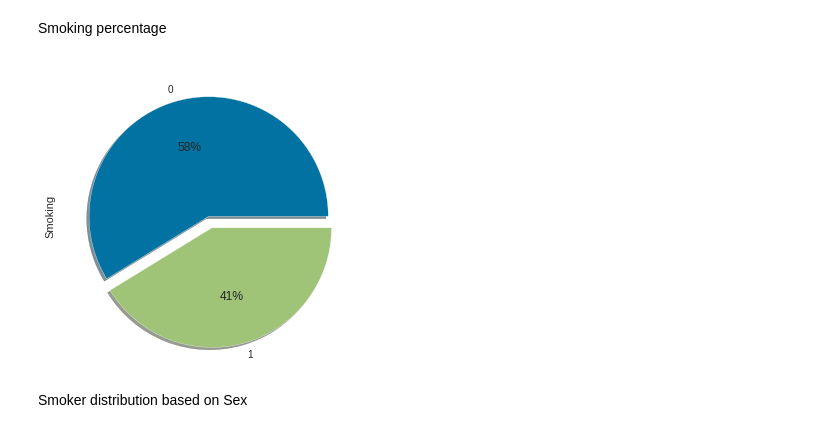
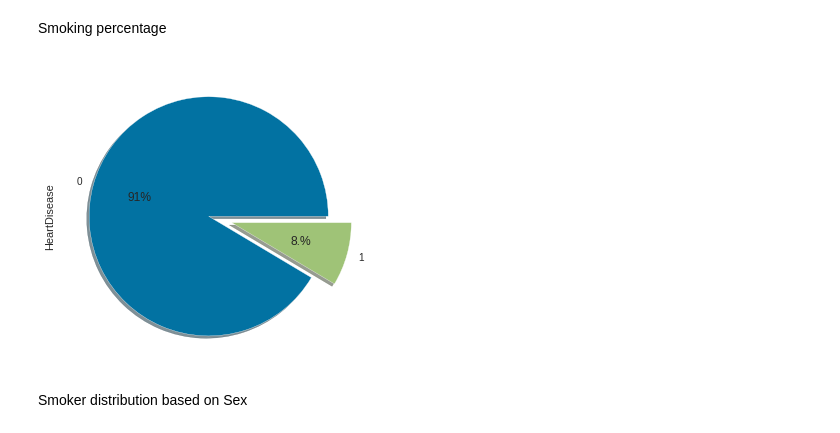
Before and after one commit to MaliheDahmardeh/project, a Jupyter notebook: Copy_of_Untitled0.ipynb, the cells around one changed output. Cells and saved outputs as stored; diff of their text form; code cells hidden in the pictures.

```diff
--- a/Copy_of_Untitled0.ipynb
+++ b/Copy_of_Untitled0.ipynb
@@ -214,10 +214,10 @@ msno.matrix(heart_disease_df)
 # %% [markdown]
 Smoking percentage
 # %%
-heart_disease_df['Smoking'].value_counts('Yes').plot.pie(explode=[0,0.1],autopct=lambda x: str(x)[:2] + '%', shadow =True)
+heart_disease_df['HeartDisease'].value_counts('Yes').plot.pie(explode=[0,0.2],autopct=lambda x: str(x)[:2] + '%', shadow =True)
 plt.show()
 # %% [output]
-[figure, old version]
+[figure, new version]
 # %% [markdown]
 Smoker distribution based on Sex
 # %%
```
